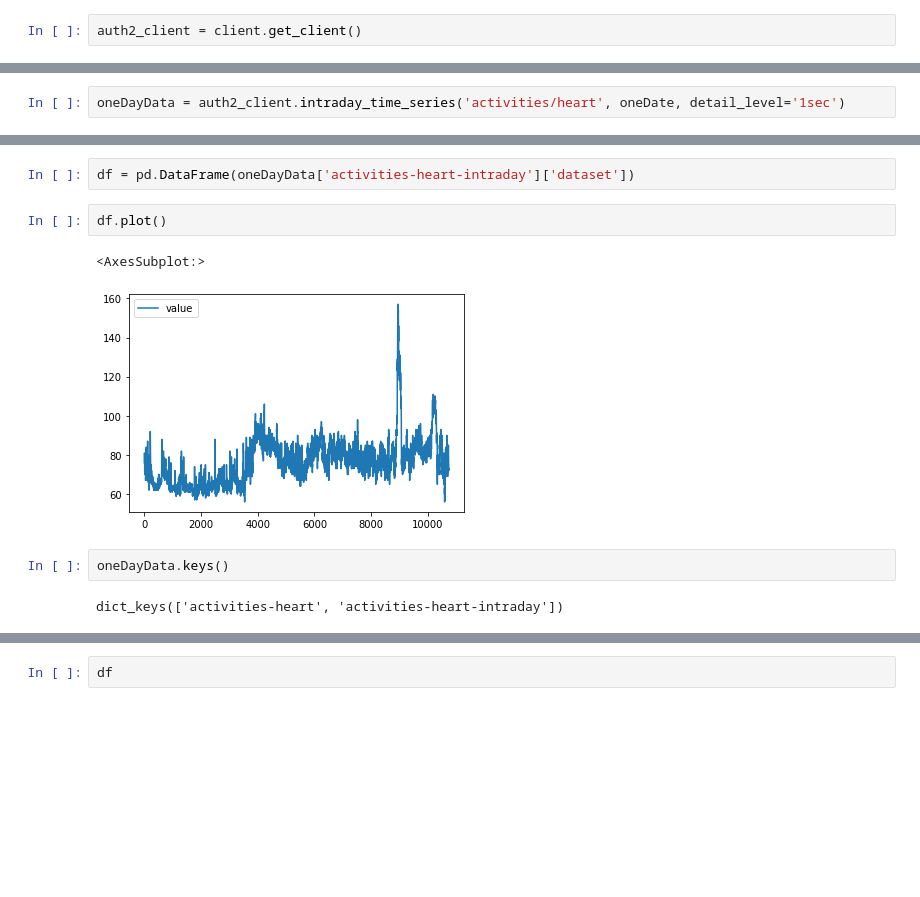
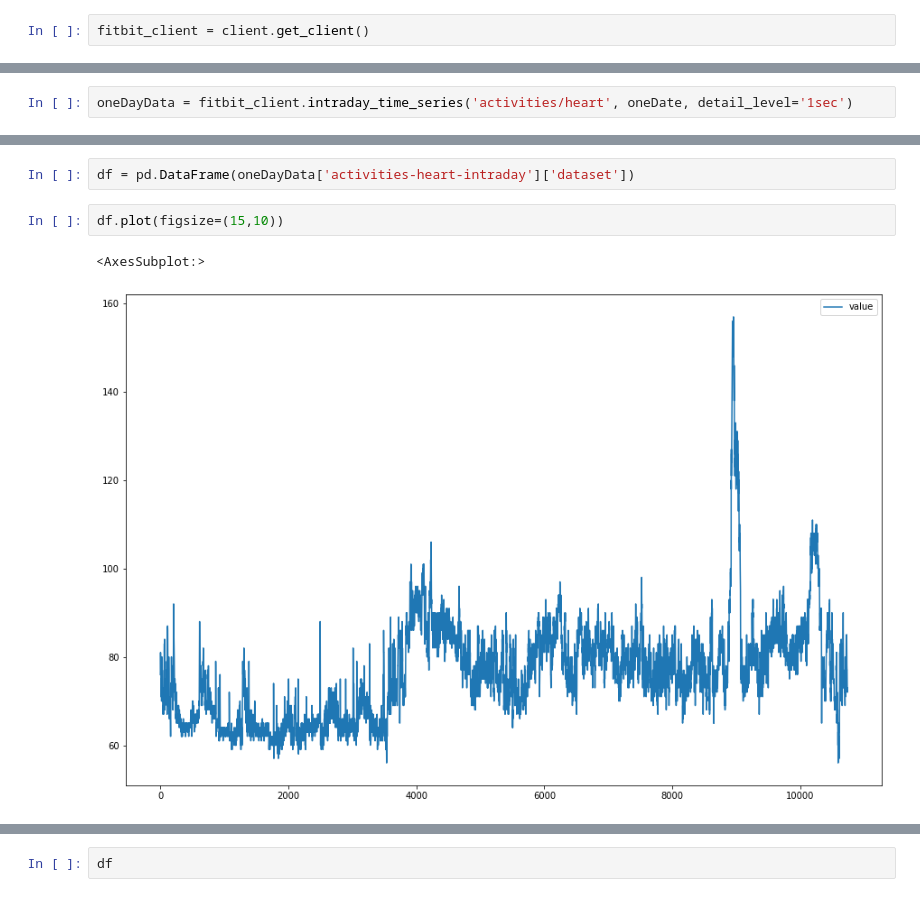
Before and after one commit to dykim29/fitbit, a Jupyter notebook: analysis.ipynb, the cells around one changed output, grey strips where cells are left out. Drawn from its saved outputs; the diff is of its cells as text; blank space fills up the shorter version.

```diff
--- a/analysis.ipynb
+++ b/analysis.ipynb
@@ -3,5 +3,5 @@ import pandas as pd
 
 import client
 # %%
-auth2_client = client.get_client()
+fitbit_client = client.get_client()
 # %% [output]
@@ -28,2 +33,2 @@ oneDate = pd.datetime(year = 2021, month = 6, day = 18)
 # %%
-oneDayData = auth2_client.intraday_time_series('activities/heart', oneDate, detail_level='1sec')
+oneDayData = fitbit_client.intraday_time_series('activities/heart', oneDate, detail_level='1sec')
@@ -32,11 +57,7 @@ oneDayData = auth2_client.intraday_time_series('activities/heart', oneDate, deta
 # %%
 df = pd.DataFrame(oneDayData['activities-heart-intraday']['dataset'])
 # %%
-df.plot()
+df.plot(figsize=(15,10))
 # %% [output]
 <AxesSubplot:>
-[figure, old version]
+[figure, new version]
-# %%
-oneDayData.keys()
-# %% [output]
-dict_keys(['activities-heart', 'activities-heart-intraday'])
```
Also changed, not shown: parts of 4 cells of this notebook, 2 other files.
